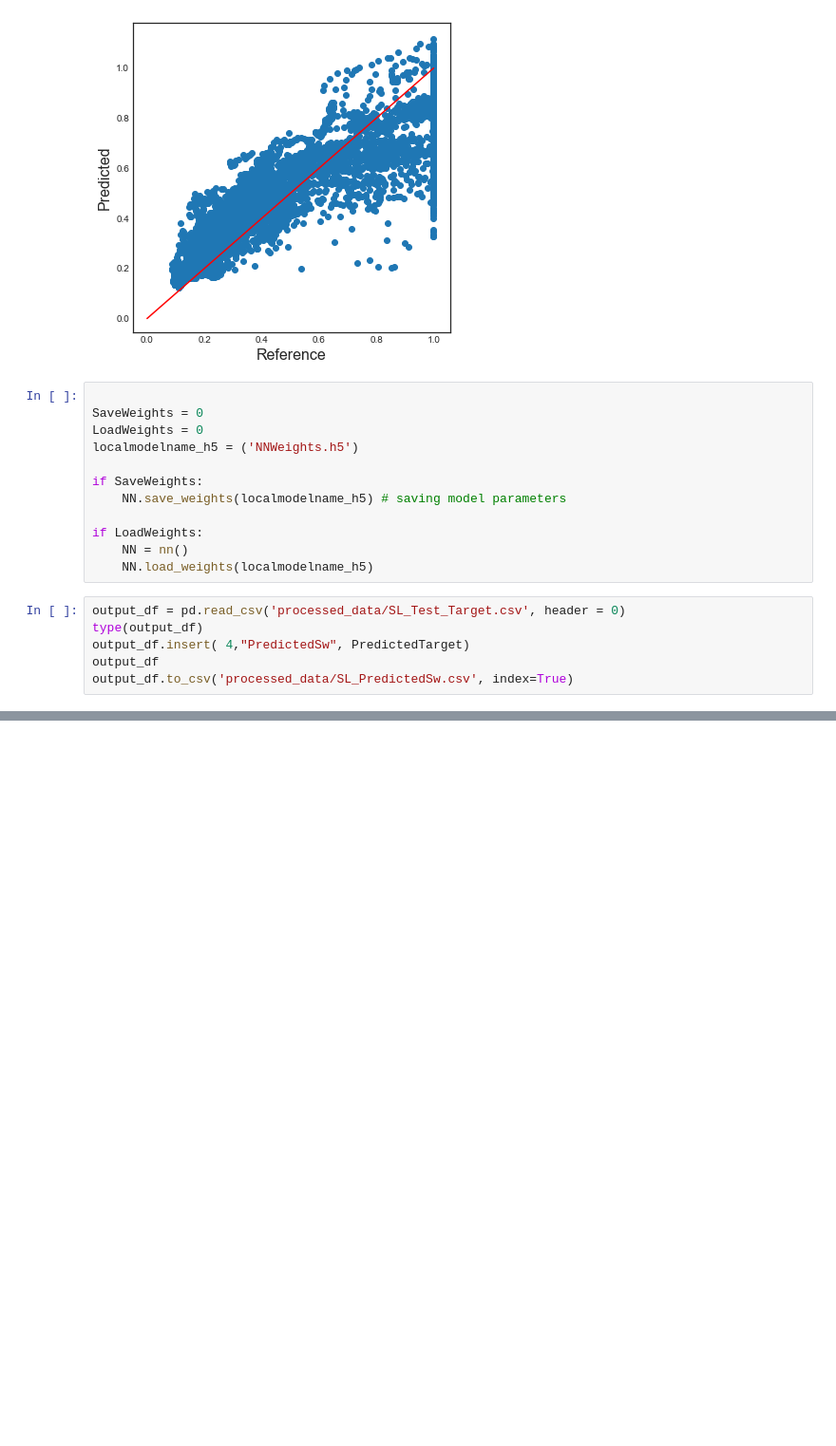
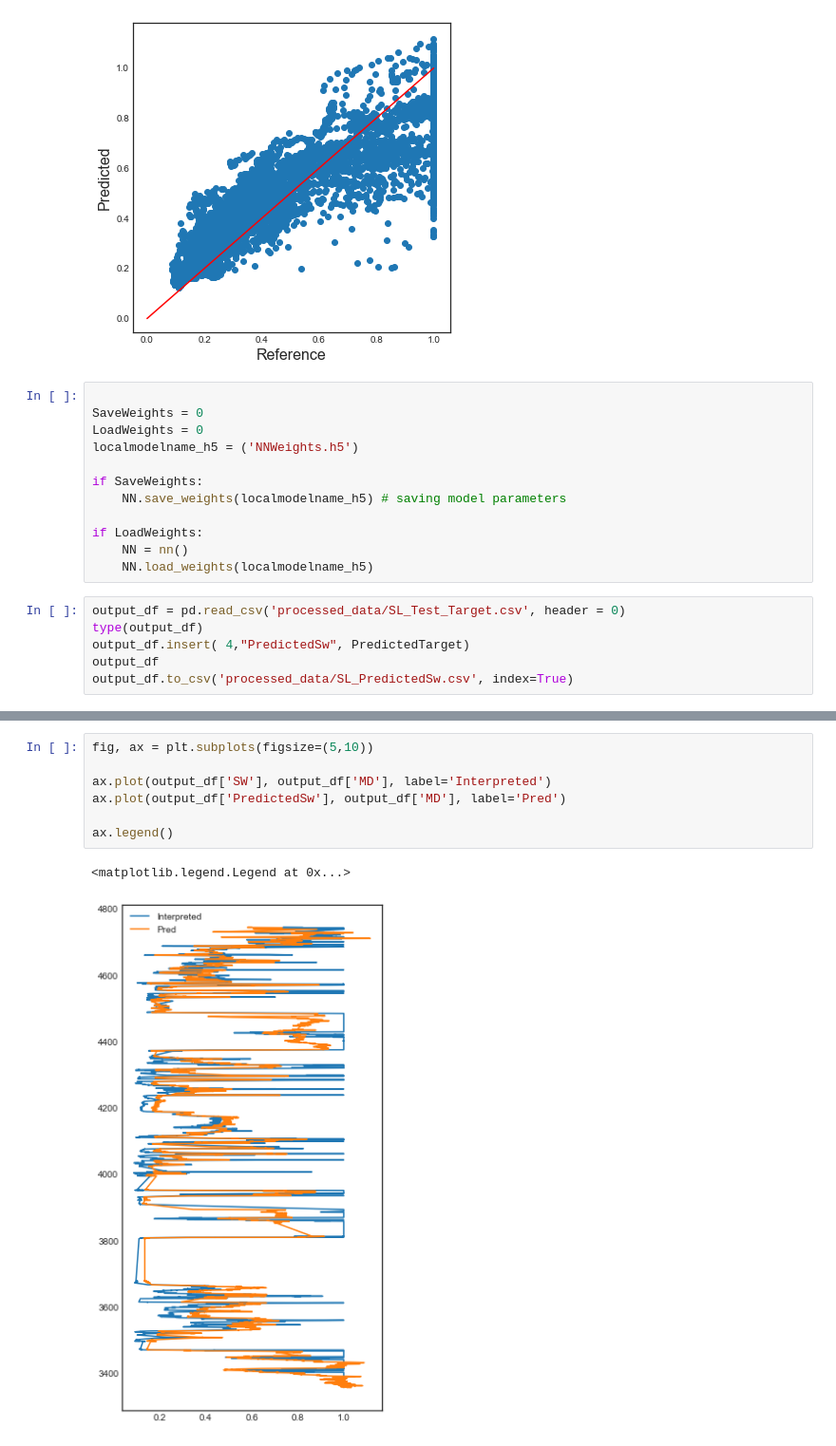
Before and after one commit to SPWLA-ORG/spwla2021_ml_workshop, a Jupyter notebook: 2 - Predict_Saturation.ipynb, the cells around one changed output, grey strips where cells are left out. Shown at 95% size. Saved outputs shown, nothing was run; the diff lists cells and outputs as text; blank space fills up the shorter version.

```diff
--- a/2 - Predict_Saturation.ipynb
+++ b/2 - Predict_Saturation.ipynb
@@ -180,0 +188,10 @@ output_df.to_csv('processed_data/SL_PredictedSw.csv', index=True)
+# %%
+fig, ax = plt.subplots(figsize=(5,10))
+
+ax.plot(output_df['SW'], output_df['MD'], label='Interpreted')
+ax.plot(output_df['PredictedSw'], output_df['MD'], label='Pred')
+
+ax.legend()
+# %% [output]
+<matplotlib.legend.Legend at 0x...>
+[figure, added]
```
Also changed, not shown: parts of 1 cell of this notebook, 3 other files.
